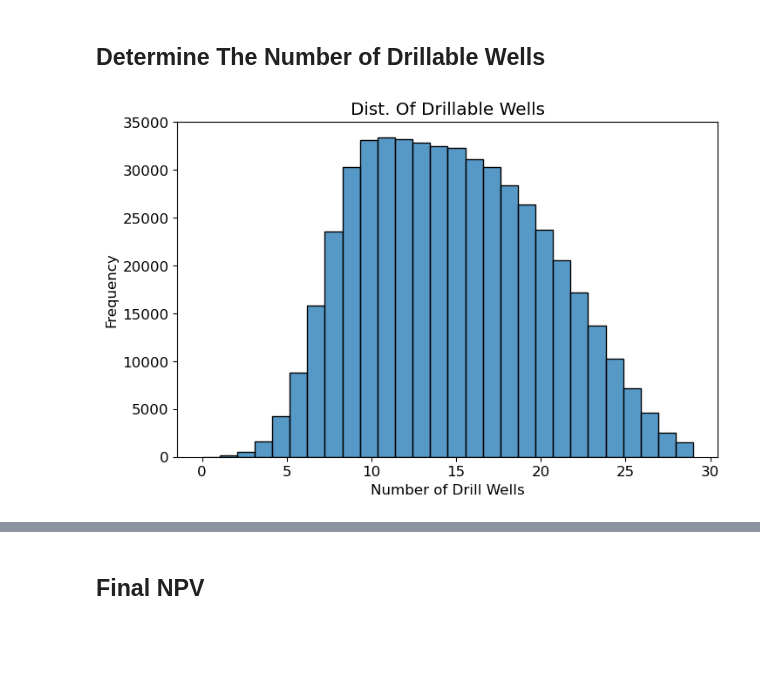
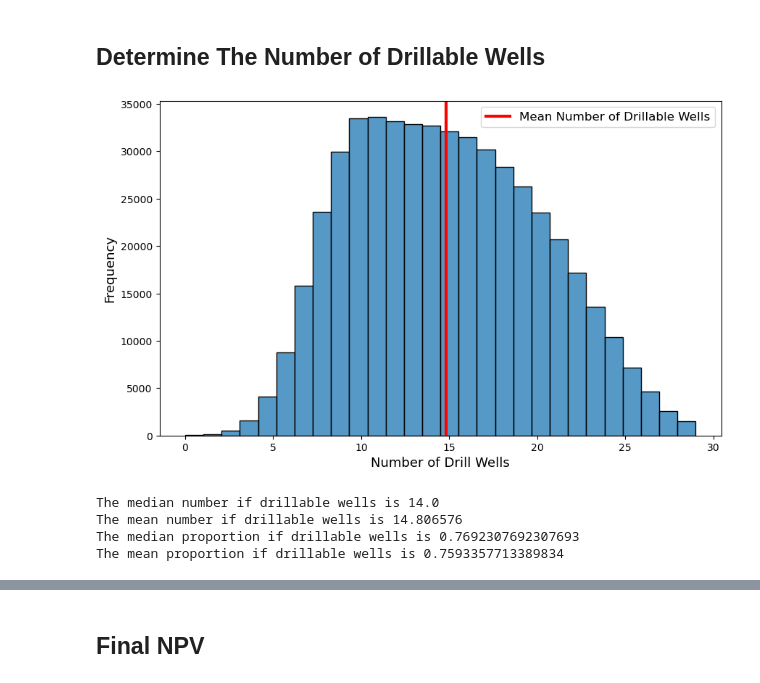
Before and after one commit to SterlingHayden/Simulation-and-Risk, a Jupyter notebook: HW/HW-03/HW-03.ipynb, the cells around one changed output, grey strips where cells are left out. Saved outputs shown, nothing was run; the diff lists cells and outputs as text; code cells hidden in the pictures; blank space fills up the shorter version.

```diff
--- a/HW/HW-03/HW-03.ipynb
+++ b/HW/HW-03/HW-03.ipynb
@@ -216,26 +216,37 @@ plt.show()
 # %%
 # Simulate number of total wells
 num_wells = np.random.uniform(low = 10, high = 30, size=500000).astype(int) # cast as int bc cant have half a well (always rounding down)
 
 # Simulate how many of the total wells are wet
 producing_wells = np.random.binomial(n=num_wells, p=p_wet)
 
 # Simulate how many of the wet wells have hydrocarbons present
 hydrocarbon_wells = np.random.binomial(n=producing_wells, p=p_hydro)
 
 # each sims total wells and drillable wells
 wells = np.column_stack((hydrocarbon_wells, num_wells-hydrocarbon_wells))
 
 
 # Plot it out
-plt.figure(figsize=(8, 5))
+plt.figure(figsize=(10, 6))
 ax = sns.histplot(hydrocarbon_wells, bins=28)
-ax.set_title("Dist. Of Drillable Wells")
-ax.set_xlabel("Number of Drill Wells")
-ax.set_ylabel("Frequency")
+ax.axvline(np.mean(hydrocarbon_wells), color="red", linewidth=3, label=f"Mean Number of Drillable Wells")
+ax.set_xlabel("Number of Drill Wells", fontsize=13)
+ax.set_ylabel("Frequency", fontsize=13)
+ax.legend(fontsize=12)
 plt.show()
 # %% [output]
-[figure, old version]
+[figure, new version]
+# %%
+print(f'The median number if drillable wells is {np.median(hydrocarbon_wells)}')
+print(f'The mean number if drillable wells is {np.mean(hydrocarbon_wells)}')
+print(f'The median proportion if drillable wells is {np.median(hydrocarbon_wells / num_wells)}')
+print(f'The mean proportion if drillable wells is {np.mean(hydrocarbon_wells / num_wells)}')
+# %% [output]
+The median number if drillable wells is 14.0
+The mean number if drillable wells is 14.806576
+The median proportion if drillable wells is 0.7692307692307693
+The mean proportion if drillable wells is 0.7593357713389834
 # %%
 # VaR at 5% level
 drill_Var = np.quantile(hydrocarbon_wells, 0.05)
```
Also changed, not shown: parts of 4 cells of this notebook.
